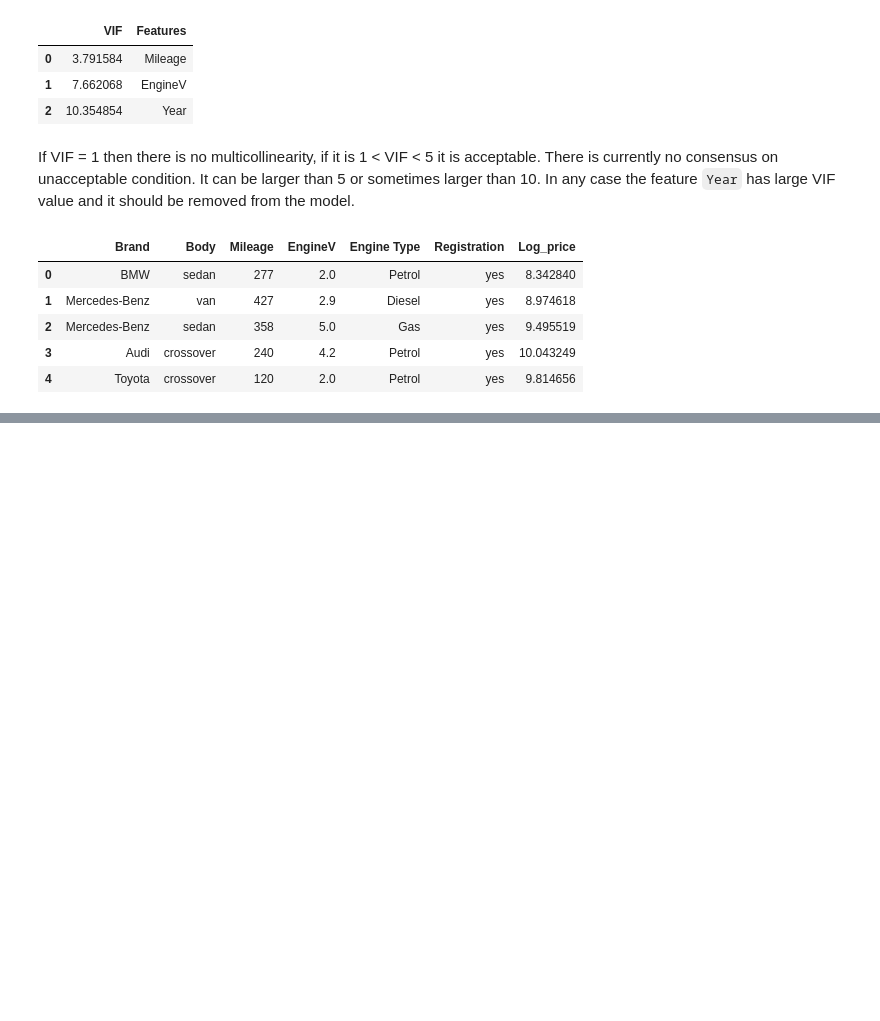
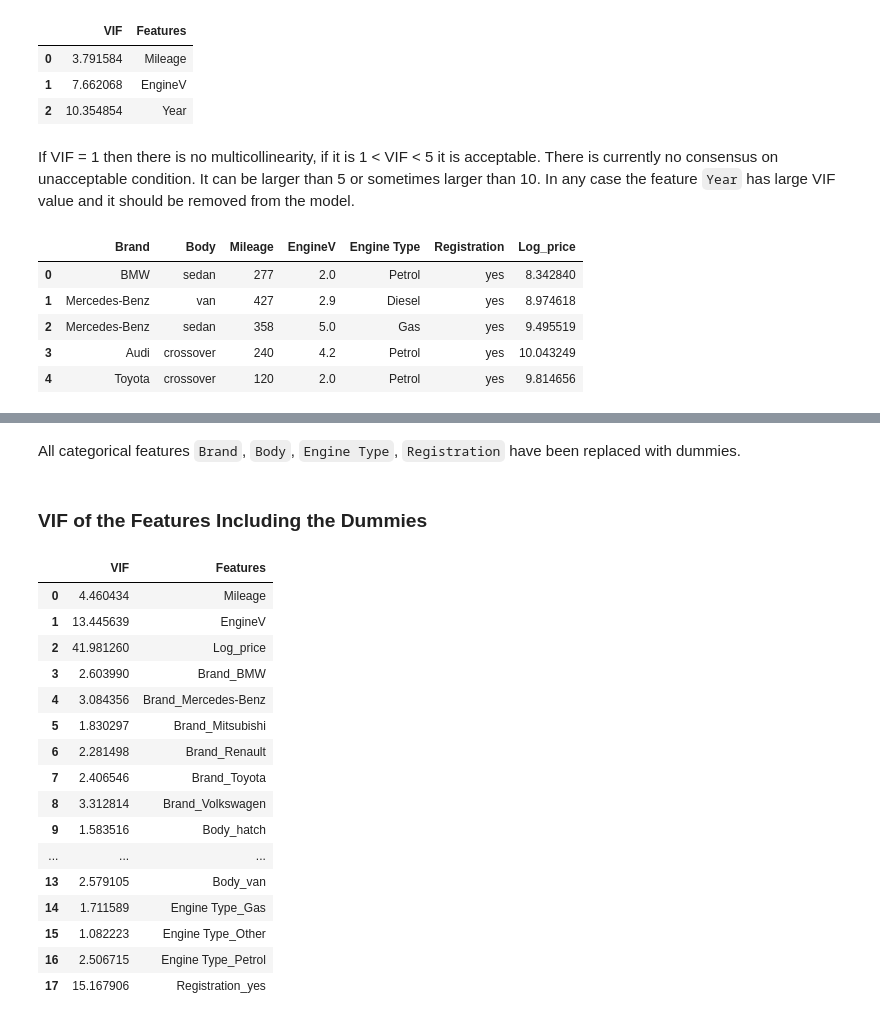
Before and after one commit to tanjatom/MachineLearning, a Jupyter notebook: Regression/predicting_car_prices.ipynb, the cells around one changed output, grey strips where cells are left out. Drawn from its saved outputs; the diff is of its cells as text; code cells hidden in the pictures; blank space fills up the shorter version.

```diff
--- a/Regression/predicting_car_prices.ipynb
+++ b/Regression/predicting_car_prices.ipynb
@@ -277,0 +294,28 @@ data_no_multicollinearity.head()
+# %% [markdown]
+All categorical features `Brand`, `Body`, `Engine Type`, `Registration` have been replaced with dummies.
+# %% [markdown]
+### VIF of the Features Including the Dummies
+# %%
+variables_dummies = data_with_dummies[data_with_dummies.columns]
+vif_dummies = pd.DataFrame()
+vif_dummies["VIF"] = [variance_inflation_factor(variables_dummies.values, i) for i in range(variables_dummies.shape[1])]
+vif_dummies["Features"] = variables_dummies.columns
+vif_dummies
+# %% [output]
+|  | VIF | Features |
+| 0 | 4.460434 | Mileage |
+| 1 | 13.445639 | EngineV |
+| 2 | 41.981260 | Log_price |
+| 3 | 2.603990 | Brand_BMW |
+| 4 | 3.084356 | Brand_Mercedes-Benz |
+| 5 | 1.830297 | Brand_Mitsubishi |
+| 6 | 2.281498 | Brand_Renault |
+| 7 | 2.406546 | Brand_Toyota |
+| 8 | 3.312814 | Brand_Volkswagen |
+| 9 | 1.583516 | Body_hatch |
+| ... | ... | ... |
+| 13 | 2.579105 | Body_van |
+| 14 | 1.711589 | Engine Type_Gas |
+| 15 | 1.082223 | Engine Type_Other |
+| 16 | 2.506715 | Engine Type_Petrol |
+| 17 | 15.167906 | Registration_yes |
```
Also changed, not shown: parts of 10 cells of this notebook.
